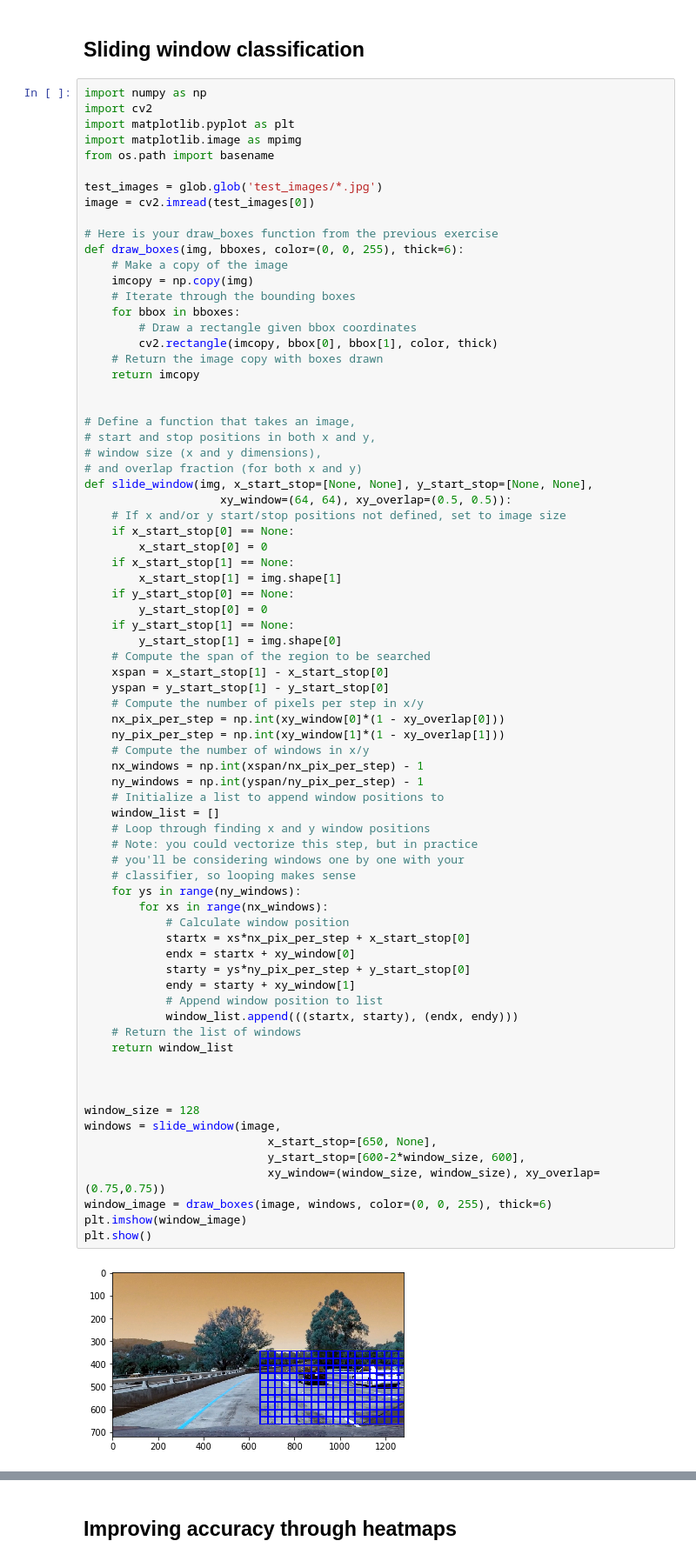
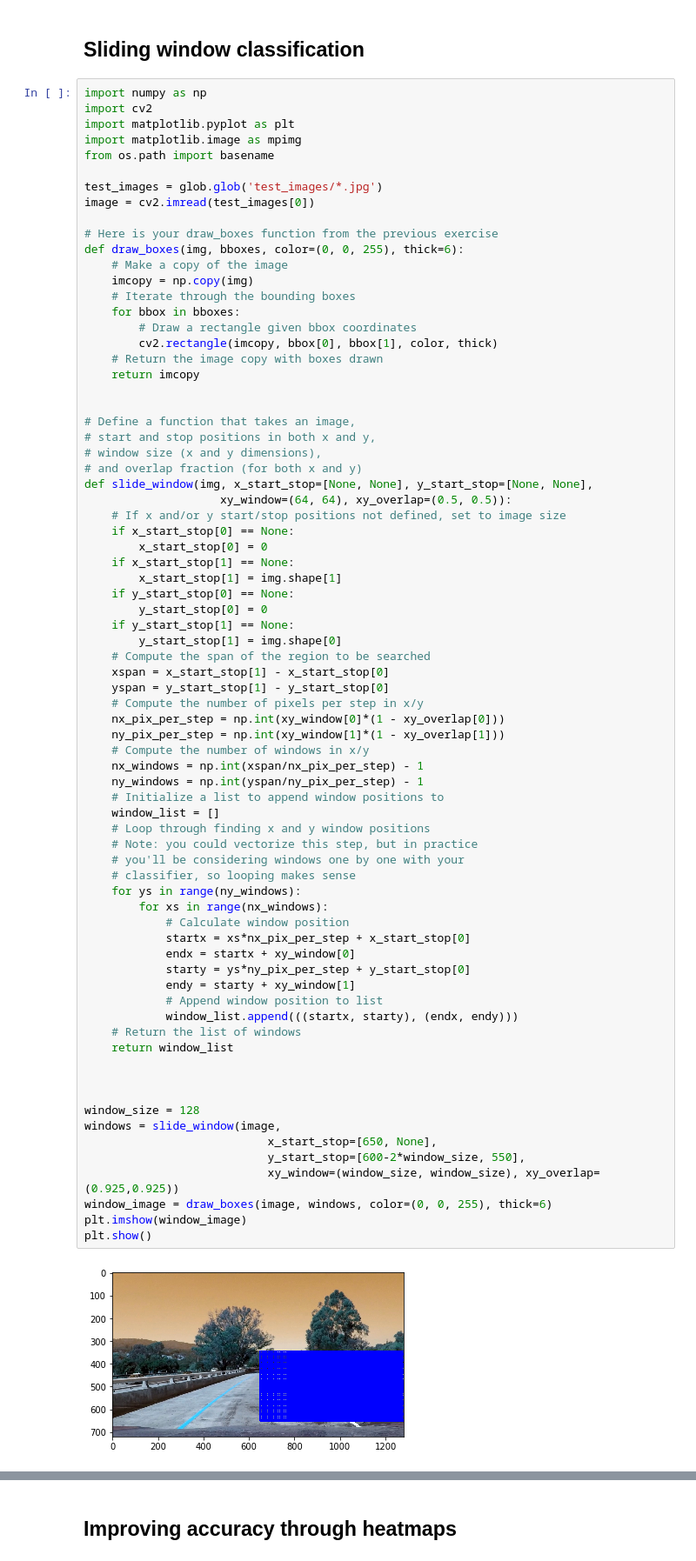
Before and after one commit to fera0013/CarND-Vehicle-Detection-P5, a Jupyter notebook: CarND-Vehicle-Detection.ipynb, the cells around one changed output, grey strips where cells are left out. Shown at 87% size. Cells and saved outputs as stored; diff of their text form.

```diff
--- a/CarND-Vehicle-Detection.ipynb
+++ b/CarND-Vehicle-Detection.ipynb
@@ -346,36 +346,36 @@ def slide_window(img, x_start_stop=[None, None], y_start_stop=[None, None],
     # Compute the number of windows in x/y
     nx_windows = np.int(xspan/nx_pix_per_step) - 1
     ny_windows = np.int(yspan/ny_pix_per_step) - 1
     # Initialize a list to append window positions to
     window_list = []
     # Loop through finding x and y window positions
     # Note: you could vectorize this step, but in practice
     # you'll be considering windows one by one with your
     # classifier, so looping makes sense
     for ys in range(ny_windows):
         for xs in range(nx_windows):
             # Calculate window position
             startx = xs*nx_pix_per_step + x_start_stop[0]
             endx = startx + xy_window[0]
             starty = ys*ny_pix_per_step + y_start_stop[0]
             endy = starty + xy_window[1]
             # Append window position to list
             window_list.append(((startx, starty), (endx, endy)))
     # Return the list of windows
     return window_list
 
 
 
 window_size = 128
 windows = slide_window(image,
                            x_start_stop=[650, None],
-                           y_start_stop=[600-2*window_size, 600],
-                           xy_window=(window_size, window_size), xy_overlap=(0.75,0.75))
+                           y_start_stop=[600-2*window_size, 550],
+                           xy_window=(window_size, window_size), xy_overlap=(0.925,0.925))
 window_image = draw_boxes(image, windows, color=(0, 0, 255), thick=6)
 plt.imshow(window_image)
 plt.show()
 # %% [output]
-[figure, old version]
+[figure, new version]
 # %%
 # Define a function to extract features from a single image window
 # This function is very similar to extract_features()
```
Also changed, not shown: parts of 7 cells of this notebook, 20 other files.
